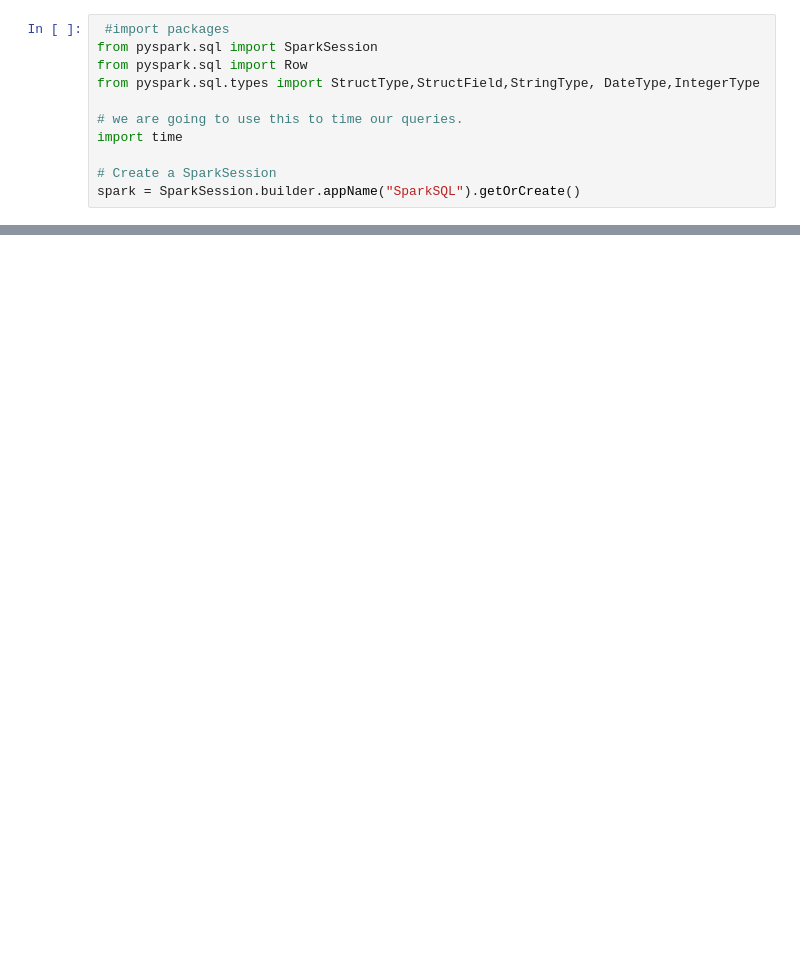
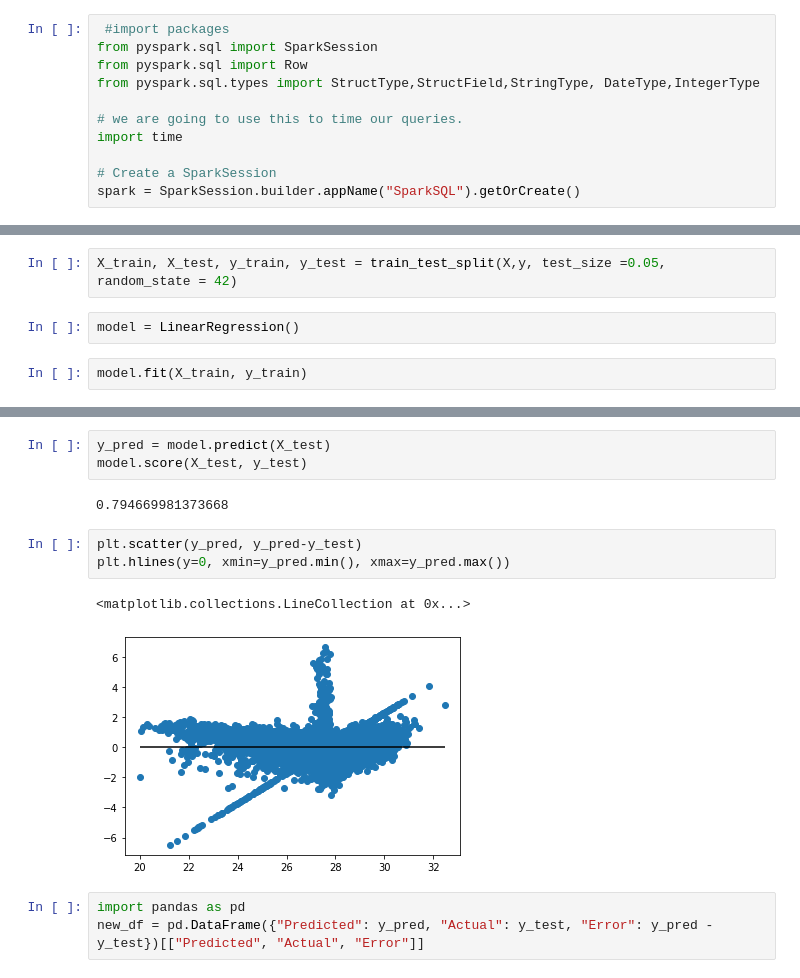
Before and after one commit to vuhpham94/nflx-data-projects-g6, a Jupyter notebook: project2/notebooks/project2_g6_elnino.ipynb, the cells around one changed output, grey strips where cells are left out. Drawn from its saved outputs; the diff is of its cells as text; blank space fills up the shorter version.

```diff
--- a/project2/notebooks/project2_g6_elnino.ipynb
+++ b/project2/notebooks/project2_g6_elnino.ipynb
@@ -49,0 +288,6 @@ df.printSchema()
+# %%
+X_train, X_test, y_train, y_test = train_test_split(X,y, test_size =0.05, random_state = 42)
+# %%
+model = LinearRegression()
+# %%
+model.fit(X_train, y_train)
@@ -49,0 +304,14 @@ df.printSchema()
+# %%
+y_pred = model.predict(X_test)
+model.score(X_test, y_test)
+# %% [output]
+0.794669981373668
+# %%
+plt.scatter(y_pred, y_pred-y_test)
+plt.hlines(y=0, xmin=y_pred.min(), xmax=y_pred.max())
+# %% [output]
+<matplotlib.collections.LineCollection at 0x...>
+[figure, added]
+# %%
+import pandas as pd
+new_df = pd.DataFrame({"Predicted": y_pred, "Actual": y_test, "Error": y_pred - y_test})[["Predicted", "Actual", "Error"]]
```
Also changed, not shown: parts of 35 cells of this notebook.
